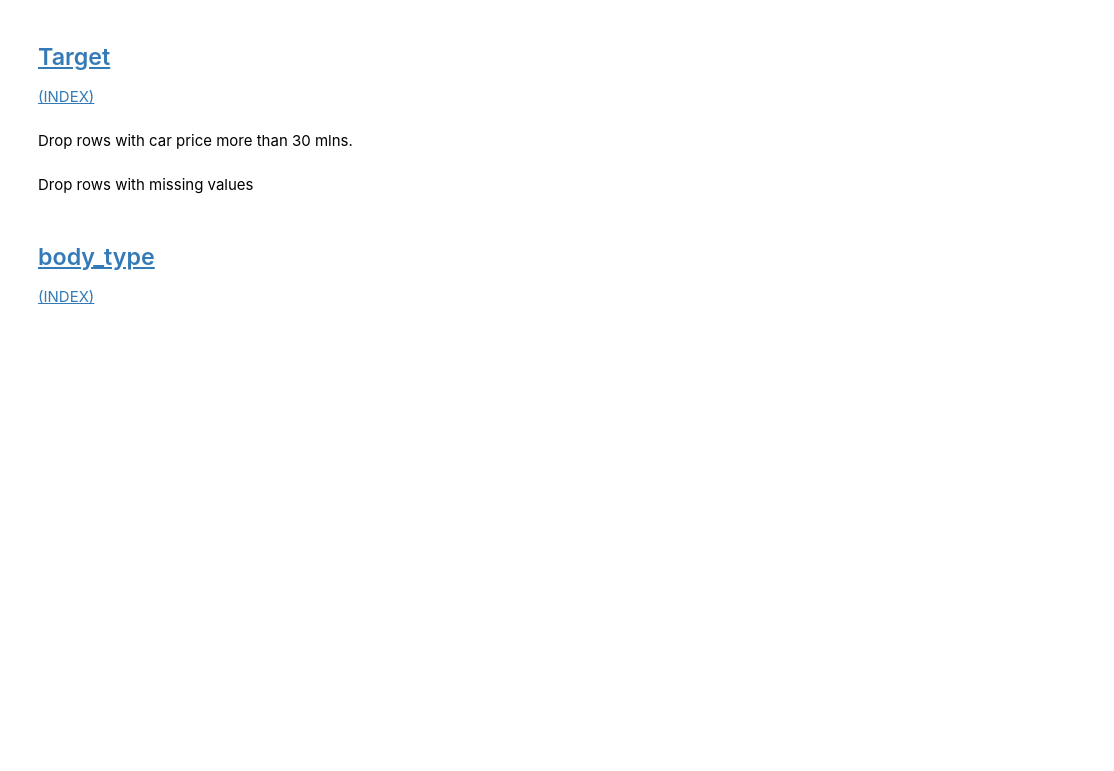
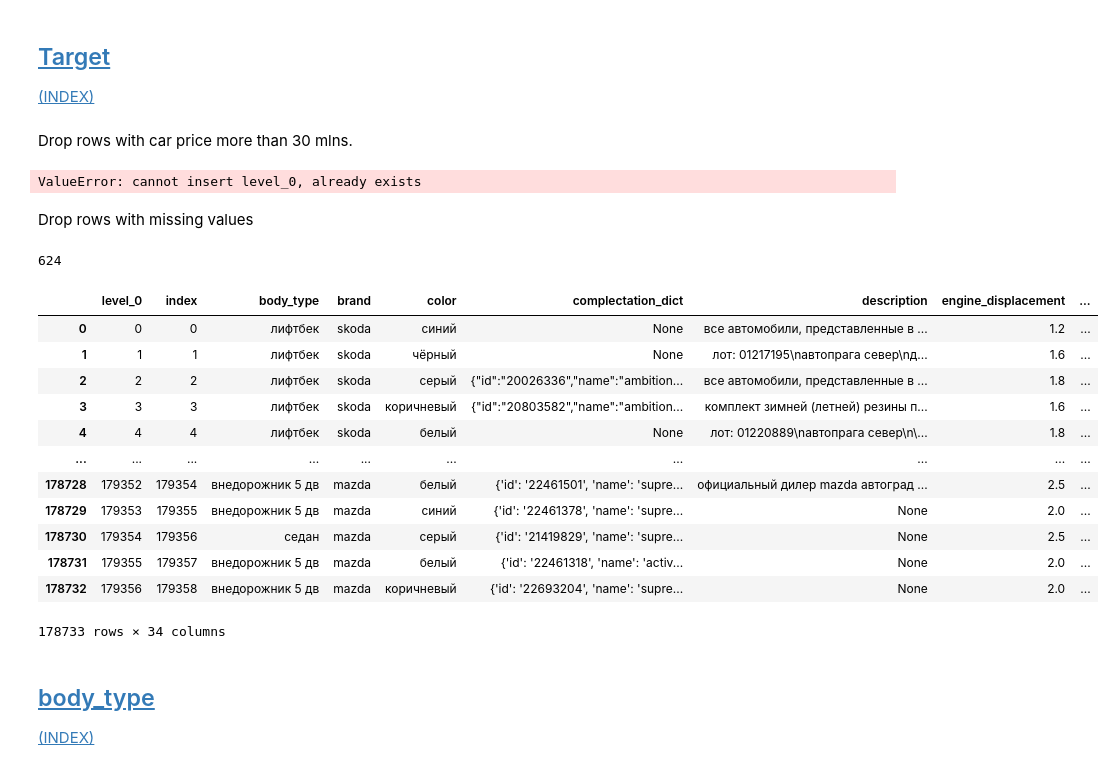
Before and after one commit to Paull-dark/PET_Projects_-SF-, a Jupyter notebook: module_6_Cars/Car Price Prediction (the _A_Team) [Prt.2 MODELS].ipynb, the cells around one changed output. Cells and saved outputs as stored; diff of their text form; code cells hidden in the pictures; blank space fills up the shorter version.

```diff
--- a/module_6_Cars/Car Price Prediction (the _A_Team) [Prt.2 MODELS].ipynb
+++ b/module_6_Cars/Car Price Prediction (the _A_Team) [Prt.2 MODELS].ipynb
@@ -312,5 +321,7 @@ for col in object_columns:
 # %% [markdown]
 Drop rows with car price more than 30 mlns.
 # %%
-idx_to_drop = df[df['price'] >= 30000000].index
-df=df.drop(idx_to_drop)
+idx_to_drop = list(df[df['price'] >= 30000000].index)
+df=df.drop(idx_to_drop).reset_index()
+# %% [output]
+ValueError: cannot insert level_0, already exists
@@ -317,9 +330,28 @@ df=df.drop(idx_to_drop)
 # %% [markdown]
 Drop rows with missing values
+# %%
+df.query('sample == 1')['price'].isna().sum()
+# %% [output]
+624
 # %%
-df.query('sample == 1')['price'].isna().sum()
 indexes_to_drop = df[(df['price'].isna()) & (df['sample']==1)].index
-df = df.drop(indexes_to_drop)
+df = df.drop(indexes_to_drop).reset_index()
+# %%
+df
+# %% [output]
+|  | level_0 | index | body_type | brand | color | complectation_dict | description | engine_displacement | ... |
+| 0 | 0 | 0 | лифтбек | skoda | синий | None | все автомобили, представленные в ... | 1.2 | ... |
+| 1 | 1 | 1 | лифтбек | skoda | чёрный | None | лот: 01217195\nавтопрага север\nд... | 1.6 | ... |
+| 2 | 2 | 2 | лифтбек | skoda | серый | {"id":"20026336","name":"ambition... | все автомобили, представленные в ... | 1.8 | ... |
+| 3 | 3 | 3 | лифтбек | skoda | коричневый | {"id":"20803582","name":"ambition... | комплект зимней (летней) резины п... | 1.6 | ... |
+| 4 | 4 | 4 | лифтбек | skoda | белый | None | лот: 01220889\nавтопрага север\n\... | 1.8 | ... |
+| ... | ... | ... | ... | ... | ... | ... | ... | ... | ... |
+| 178728 | 179352 | 179354 | внедорожник 5 дв | mazda | белый | {'id': '22461501', 'name': 'supre... | официальный дилер mazda автоград ... | 2.5 | ... |
+| 178729 | 179353 | 179355 | внедорожник 5 дв | mazda | синий | {'id': '22461378', 'name': 'supre... | None | 2.0 | ... |
+| 178730 | 179354 | 179356 | седан | mazda | серый | {'id': '21419829', 'name': 'supre... | None | 2.5 | ... |
+| 178731 | 179355 | 179357 | внедорожник 5 дв | mazda | белый | {'id': '22461318', 'name': 'activ... | None | 2.0 | ... |
+| 178732 | 179356 | 179358 | внедорожник 5 дв | mazda | коричневый | {'id': '22693204', 'name': 'supre... | None | 2.0 | ... |
+178733 rows × 34 columns
 # %% [markdown]
 <a id="sec6"></a>
 ## [body_type](#sec6)
```
Also changed, not shown: parts of 21 cells of this notebook.
